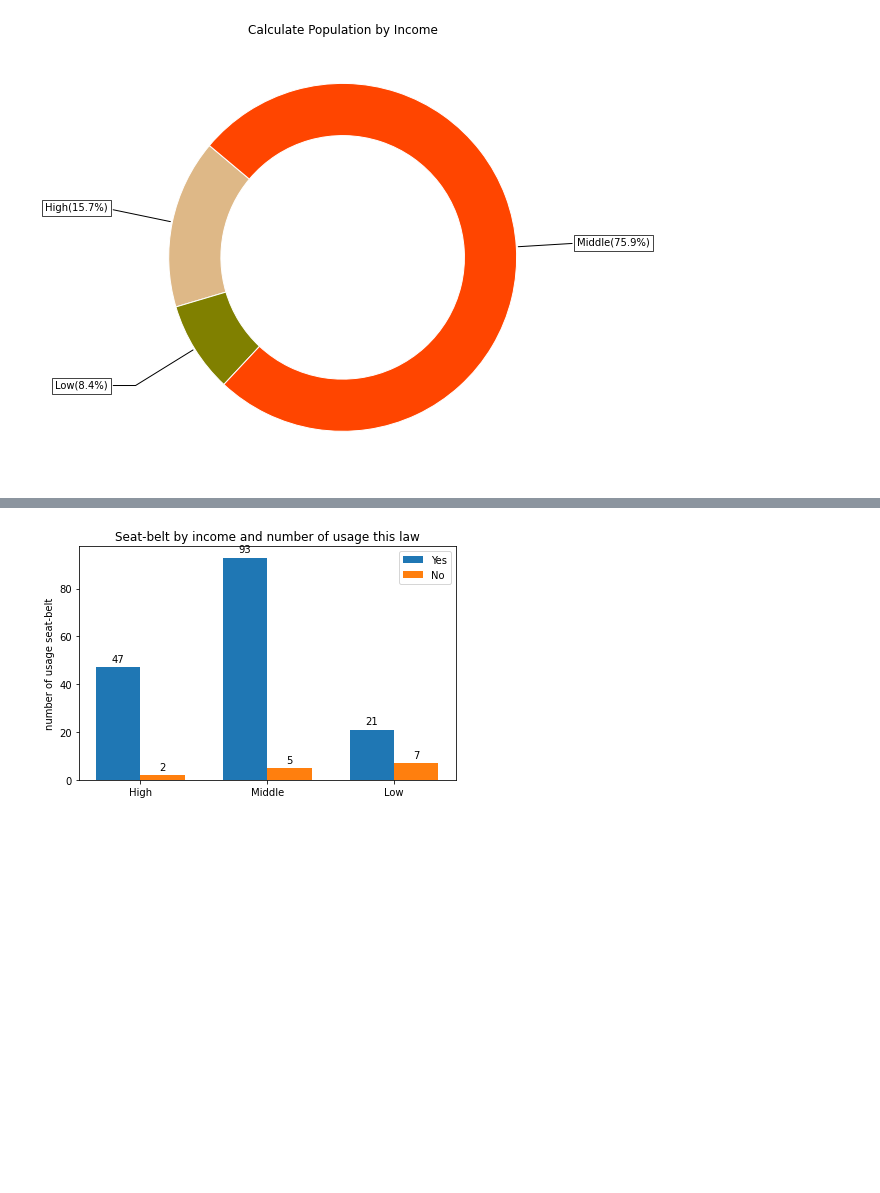
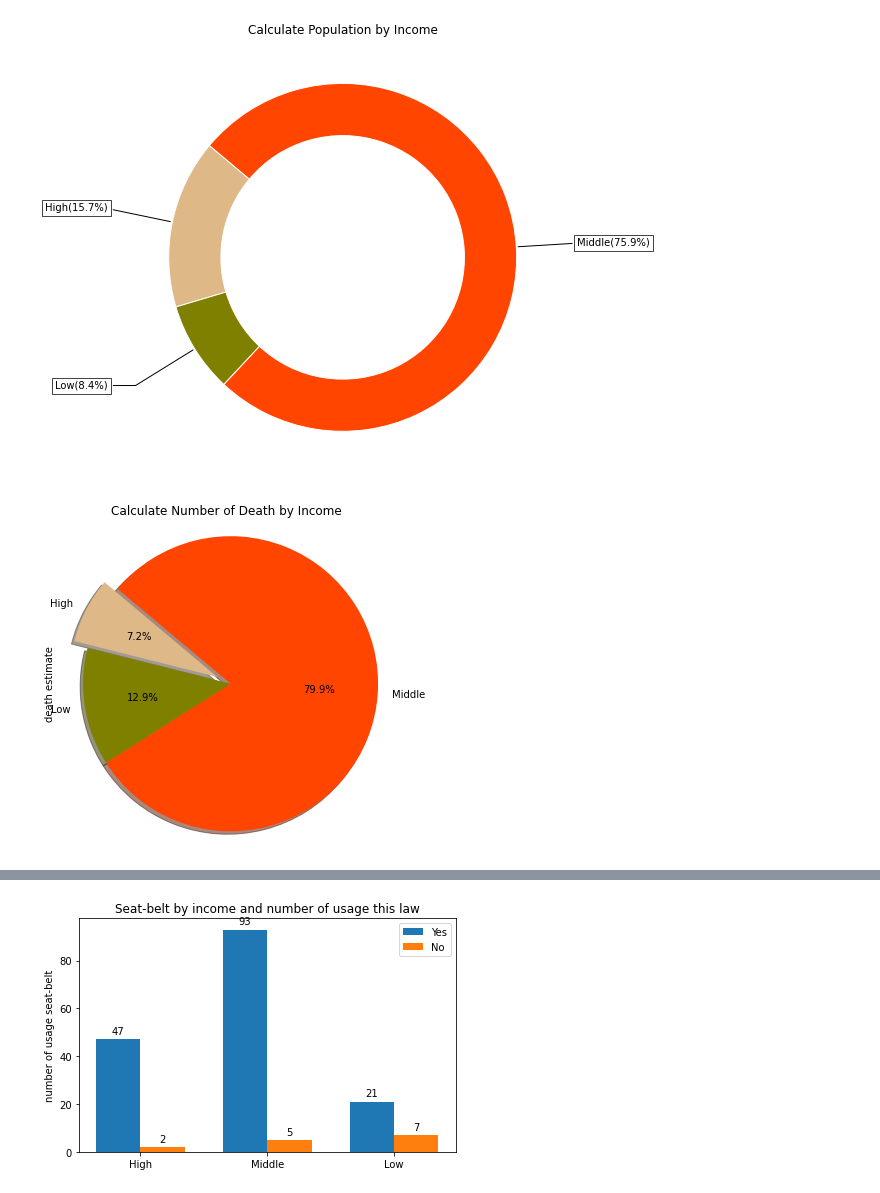
Before and after one commit to cyrusauyeungc/Project_01, a Jupyter notebook: notebooks/main_parastoo.ipynb, the cells around one changed output, grey strips where cells are left out. Saved outputs shown, nothing was run; the diff lists cells and outputs as text; code cells hidden in the pictures; blank space fills up the shorter version.

```diff
--- a/notebooks/main_parastoo.ipynb
+++ b/notebooks/main_parastoo.ipynb
@@ -317,13 +302,15 @@ plt.show()
 # %%
 # PiePlot to calculate number of death by income
 plt.figure(figsize=(6,6))
 colors = ["burlywood", "olive", "orangered"]
-income = df_raw_type.groupby("Income levelc")["Reported number of road traffic deaths"].sum()
+income = df_raw_type.groupby("Income levelc")["death estimate"].sum()
 count_chart = income.plot(kind='pie',colors=colors,explode = (0.1, 0, 0), autopct="%1.1f%%" , shadow=True, startangle=140)
 plt.title("Calculate Number of Death by Income")
 plt.axis("equal")
 plt.savefig("piechart_deathsbyincome.png")
 plt.show()
+# %% [output]
+[figure, added]
 # %%
 # DounutPlot to calculate number of death by income
 fig, ax = plt.subplots(figsize=(8, 8), subplot_kw=dict(aspect="equal"))
```
Also changed, not shown: parts of 16 cells of this notebook, 1 other file.
